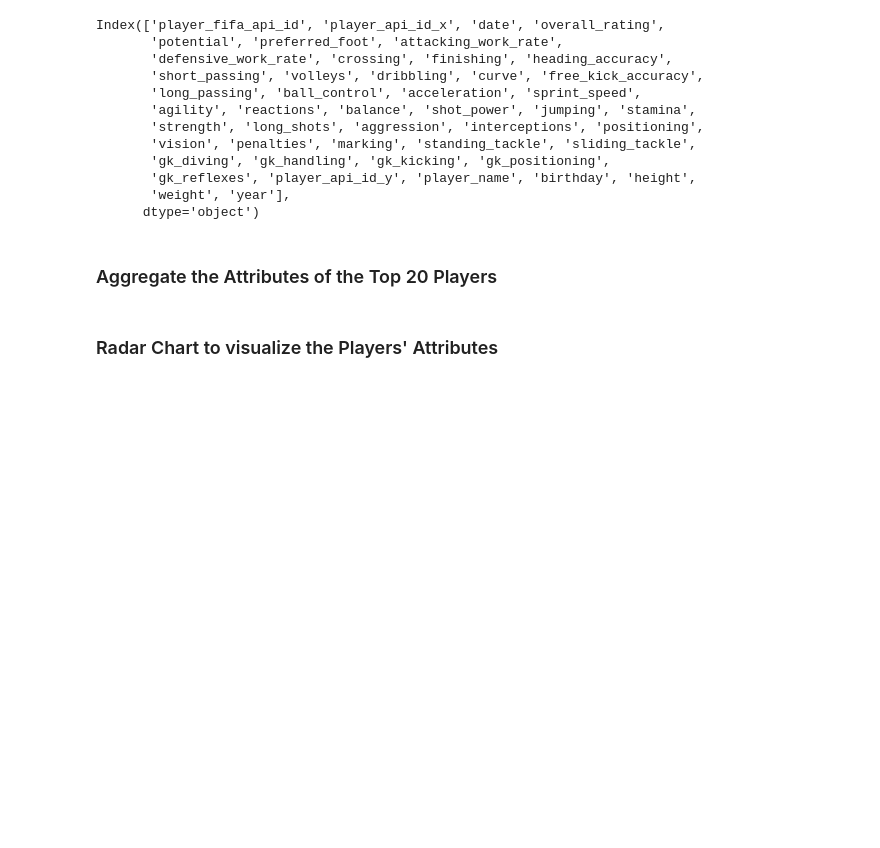
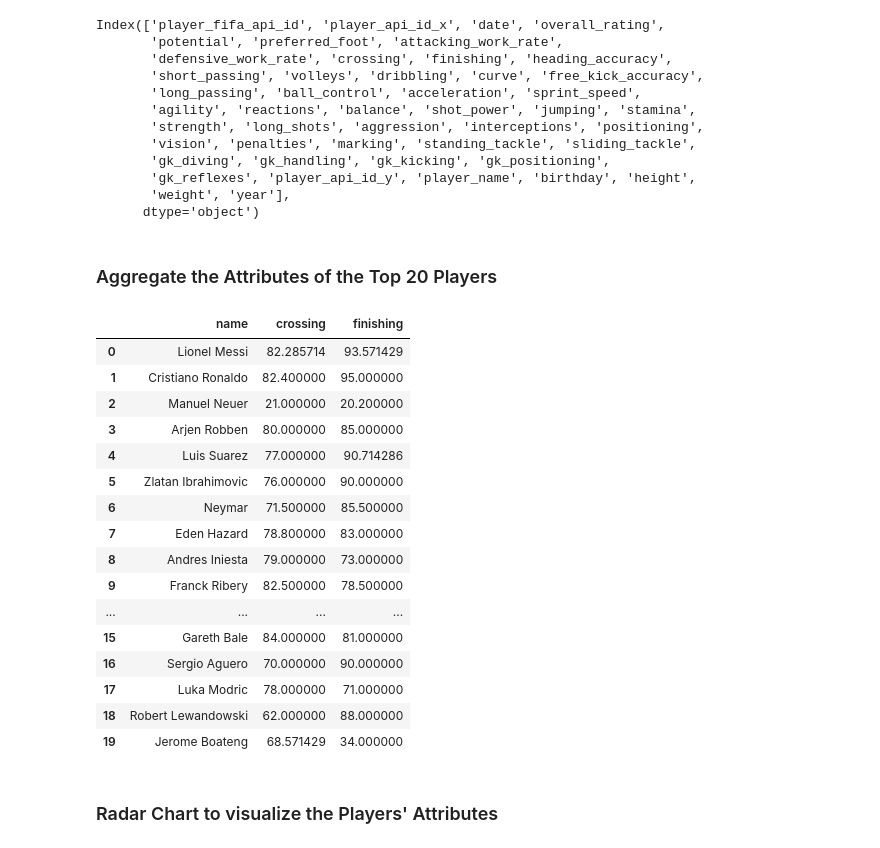
Before and after one commit to aravind-sundaresan/Premier-League-Playground, a Jupyter notebook: player_stats.ipynb, the cells around one changed output. Saved outputs shown, nothing was run; the diff lists cells and outputs as text; code cells hidden in the pictures; blank space fills up the shorter version.

```diff
--- a/player_stats.ipynb
+++ b/player_stats.ipynb
@@ -224,6 +224,32 @@ for i in range(20):
     agility_aggregate.append(np.mean(top_20_players_stats[i]['agility']))
     reactions_aggregate.append(np.mean(top_20_players_stats[i]['reactions']))
     balance_aggregate.append(np.mean(top_20_players_stats[i]['balance']))
+# %%
+players_aggregate_df = pd.DataFrame()
+
+players_aggregate_df['name'] = top_20_players.keys()
+players_aggregate_df['crossing'] = crossing_aggregate
+players_aggregate_df['finishing'] = finishing_aggregate
+
+players_aggregate_df
+# %% [output]
+|  | name | crossing | finishing |
+| 0 | Lionel Messi | 82.285714 | 93.571429 |
+| 1 | Cristiano Ronaldo | 82.400000 | 95.000000 |
+| 2 | Manuel Neuer | 21.000000 | 20.200000 |
+| 3 | Arjen Robben | 80.000000 | 85.000000 |
+| 4 | Luis Suarez | 77.000000 | 90.714286 |
+| 5 | Zlatan Ibrahimovic | 76.000000 | 90.000000 |
+| 6 | Neymar | 71.500000 | 85.500000 |
+| 7 | Eden Hazard | 78.800000 | 83.000000 |
+| 8 | Andres Iniesta | 79.000000 | 73.000000 |
+| 9 | Franck Ribery | 82.500000 | 78.500000 |
+| ... | ... | ... | ... |
+| 15 | Gareth Bale | 84.000000 | 81.000000 |
+| 16 | Sergio Aguero | 70.000000 | 90.000000 |
+| 17 | Luka Modric | 78.000000 | 71.000000 |
+| 18 | Robert Lewandowski | 62.000000 | 88.000000 |
+| 19 | Jerome Boateng | 68.571429 | 34.000000 |
 # %% [markdown]
 ### Radar Chart to visualize the Players' Attributes
 # %%
```
